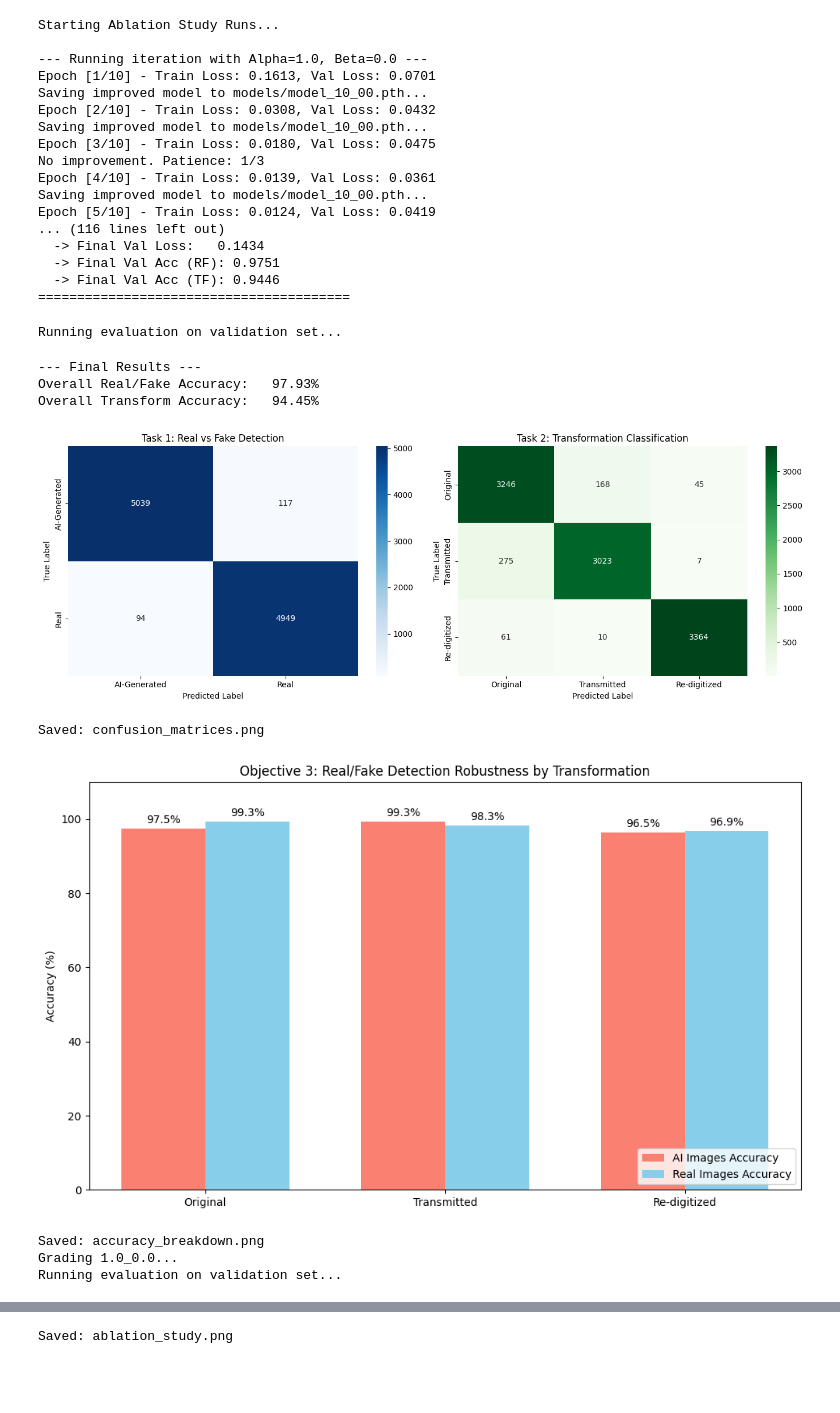
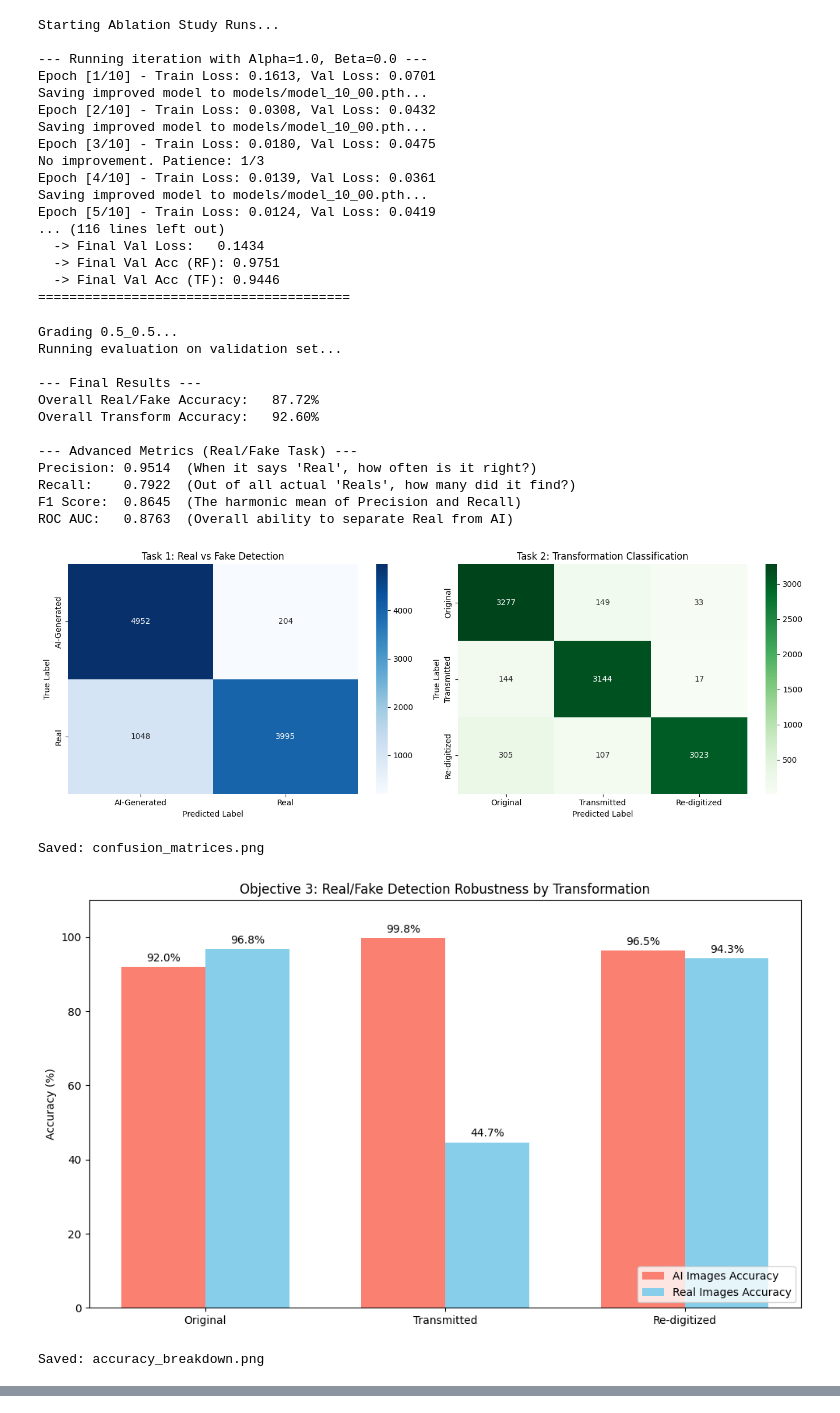
Before and after one commit to francescoinnocenzi/DeepFakeDetection, a Jupyter notebook: main.ipynb, the cells around one changed output, grey strips where cells are left out. Cells and saved outputs as stored; diff of their text form; code cells hidden in the pictures; blank space fills up the shorter version.

```diff
--- a/main.ipynb
+++ b/main.ipynb
@@ -63,46 +63,52 @@ import torch
 from src.train.loops import MultiTaskModel
 from src.evaluation.visualizer import evaluate_model, plot_ablation_study
 
 best_model = MultiTaskModel().to(device)
 
-best_model.load_state_dict(torch.load("models/model_05_05.pth", map_location=device))
+# best_model.load_state_dict(torch.load("models/model_05_05.pth", map_location=device))
 
-evaluate_model(best_model, val_loader, device)
+# evaluate_model(best_model, val_loader, device)
 
 # Plot the ablation study
 model_files = {
-    '1.0_0.0': 'models/model_10_00.pth',
-    '0.0_1.0': 'models/model_00_10.pth',
+    # '1.0_0.0': 'models/model_10_00.pth',
+    # '0.0_1.0': 'models/model_00_10.pth',
     '0.5_0.5': 'models/model_05_05.pth',
-    '0.8_0.2': 'models/model_08_02.pth',
-    '0.2_0.8': 'models/model_02_08.pth'
+    # '0.8_0.2': 'models/model_08_02.pth',
+    # '0.2_0.8': 'models/model_02_08.pth'
 }
 
 real_ablation_results = {}
 
 for weight_key, file_path in model_files.items():
     print(f"Grading {weight_key}...")
 
     # Load each saved model one by one
     temp_model = MultiTaskModel().to(device)
     temp_model.load_state_dict(torch.load(file_path, map_location=device))
 
     # Run the validation loop to get the real accuracies
-    acc_rf, acc_trans = evaluate_model(temp_model, val_loader, device, quiet_mode=True)
+    acc_rf, acc_trans = evaluate_model(temp_model, val_loader, device, quiet_mode=False)
 
     # Save to your dictionary automatically
     real_ablation_results[weight_key] = (acc_rf * 100, acc_trans * 100)
 
 # 5. Draw the final graph using your real data!
 # plot_ablation_study(real_ablation_results)
 # %% [output]
+Grading 0.5_0.5...
 Running evaluation on validation set...
+
+--- Final Results ---
+Overall Real/Fake Accuracy:   87.72%
+Overall Transform Accuracy:   92.60%
+
+--- Advanced Metrics (Real/Fake Task) ---
+Precision: 0.9514  (When it says 'Real', how often is it right?)
+Recall:    0.7922  (Out of all actual 'Reals', how many did it find?)
+F1 Score:  0.8645  (The harmonic mean of Precision and Recall)
+ROC AUC:   0.8763  (Overall ability to separate Real from AI)
+[figure, new version]
---- Final Results ---
-Overall Real/Fake Accuracy:   97.93%
-Overall Transform Accuracy:   94.45%
+Saved: confusion_matrices.png
-[figure, old version]
+[figure, new version]
-Saved: confusion_matrices.png
+Saved: accuracy_breakdown.png
-[figure, old version]
-Saved: accuracy_breakdown.png
-Grading 1.0_0.0...
-Running evaluation on validation set...
@@ -110,2 +115 @@ Running evaluation on validation set...
-Saved: ablation_study.png
 # %%
```
Also changed, not shown: parts of 5 cells of this notebook, 6 other files.
